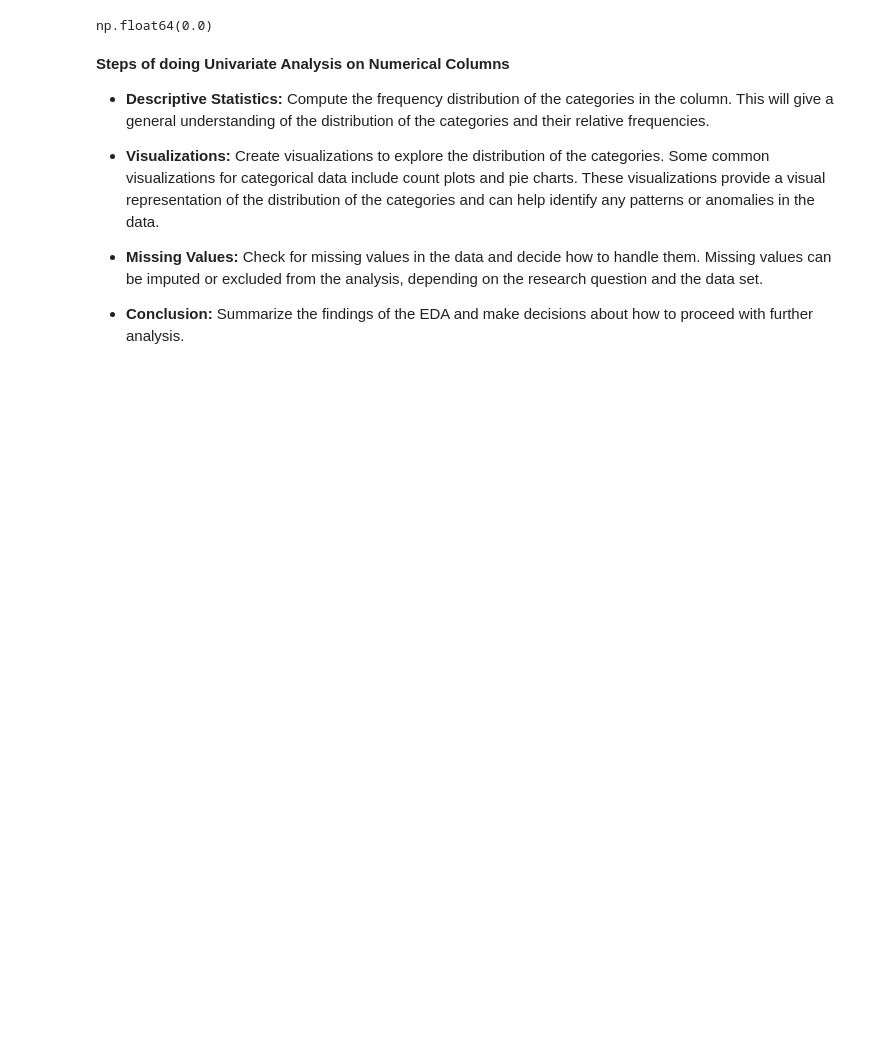
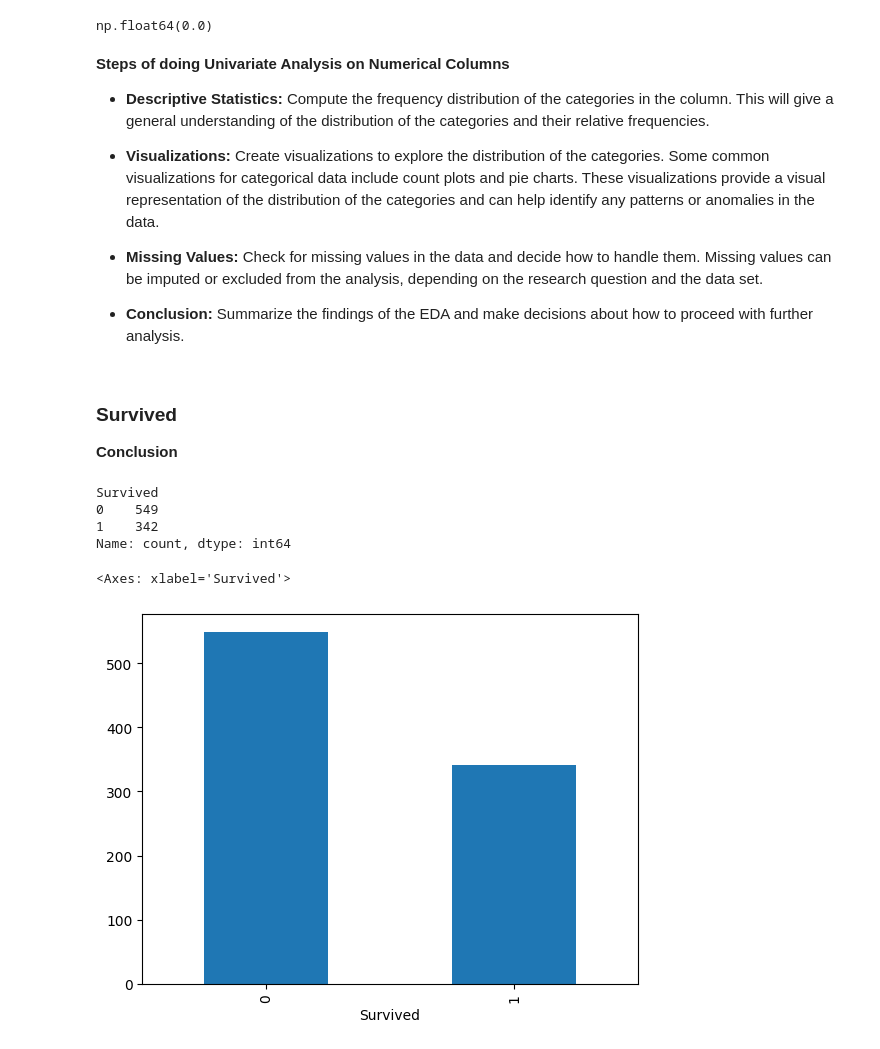
Before and after one commit to aayushmanz/Python-For-Data-Science, a Jupyter notebook: Exploratory Data Analysis (EDA)/Univariate Analysis.ipynb, the cells around one changed output. Saved outputs shown, nothing was run; the diff lists cells and outputs as text; code cells hidden in the pictures; blank space fills up the shorter version.

```diff
--- a/Exploratory Data Analysis (EDA)/Univariate Analysis.ipynb
+++ b/Exploratory Data Analysis (EDA)/Univariate Analysis.ipynb
@@ -184,3 +184,20 @@ np.float64(0.0)
 * **Missing Values:** Check for missing values in the data and decide how to handle them. Missing values can be imputed or excluded from the analysis, depending on the research question and the data set.
 
 * **Conclusion:** Summarize the findings of the EDA and make decisions about how to proceed with further analysis.
+# %% [markdown]
+### Survived
+
+
+**Conclusion**
+# %%
+df['Survived'].value_counts()
+# %% [output]
+Survived
+0    549
+1    342
+Name: count, dtype: int64
+# %%
+df['Survived'].value_counts().plot(kind='bar')
+# %% [output]
+<Axes: xlabel='Survived'>
+[figure, added]
```
Also changed, not shown: parts of 7 cells of this notebook.
